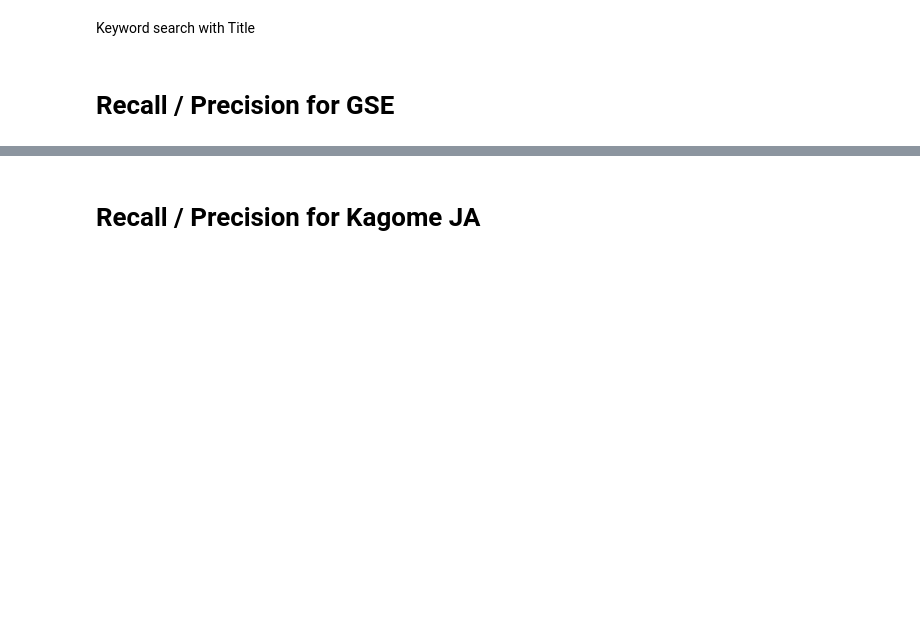
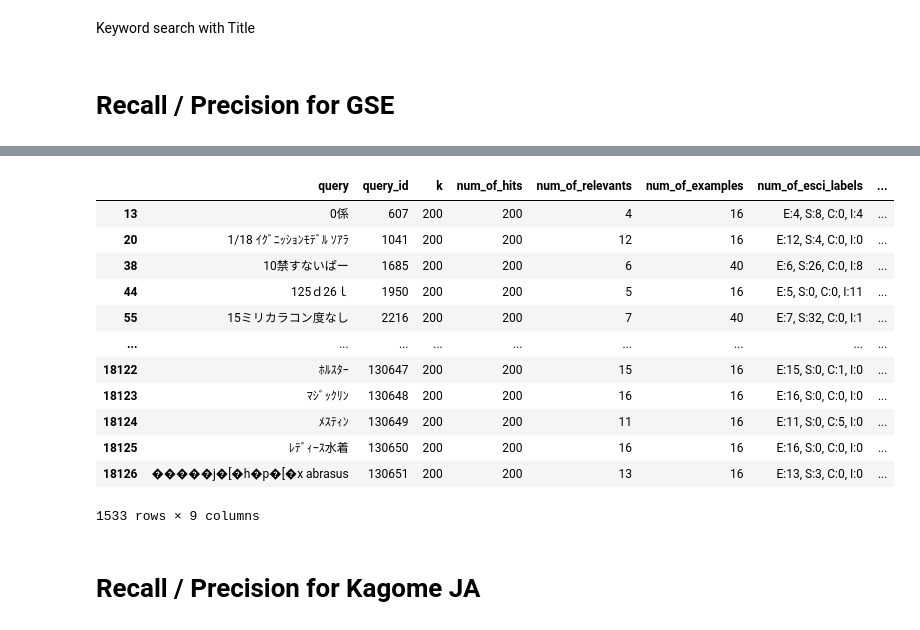
Before and after one commit to johtani/japanese_tokenize_eval_weaviate, a Jupyter notebook: evaluate_japanese.ipynb, the cells around one changed output, grey strips where cells are left out. Saved outputs shown, nothing was run; the diff lists cells and outputs as text; code cells hidden in the pictures; blank space fills up the shorter version.

```diff
--- a/evaluate_japanese.ipynb
+++ b/evaluate_japanese.ipynb
@@ -223,5 +223,34 @@ def debug_print(query, response, examples, relevants ,recall, precision):
     print(f"# of relevants : {len(relevants)}")
     print(f"recall    : {recall}")
     print(f"precision : {precision}")
+
+
+def calculate_stats(queries, examples, collection, field) -> list[dict]:
+    stats: list[dict] = []
+    for (query_id, query) in queries.items():
+        response = collection.query.bm25(
+            query=query,
+            query_properties=[field],
+            return_metadata=MetadataQuery(score=True),
+            limit=k
+        )
+        relevants = exact_relevant_products(examples=examples[query_id])
+        recall = calc_recall(results=response.objects, relevants=relevants)
+        precision = calc_precision(results=response.objects, relevants=relevants)
+
+        stats.append(
+            {
+                "query": query,
+                "query_id": query_id,
+                "k": k,
+                "num_of_hits": len(response.objects),
+                "num_of_relevants": len(relevants),
+                "num_of_examples": len(examples[query_id]),
+                "num_of_esci_labels": count_esci_labels(labels=examples[query_id]),
+                "recall": recall,
+                "precision": precision
+            }
+        )
+    return stats
 # %% [markdown]
 # Recall / Precision for GSE
@@ -319,5 +324,22 @@ Name: precision, dtype: float64
 | 17774 | 頭陀袋 | 130295 | 200 | 8 | 9 | 16 | E:9, S:7, C:0, I:0 | ... |
 | 17906 | 鬼平 | 130428 | 200 | 16 | 16 | 16 | E:16, S:0, C:0, I:0 | ... |
 | 17949 | 鳩山郁子 | 130471 | 200 | 1 | 14 | 16 | E:14, S:1, C:0, I:1 | ... |
+# %%
+
+pd_stats_gse[pd_stats_gse["recall"] == 0.0]
+# %% [output]
+|  | query | query_id | k | num_of_hits | num_of_relevants | num_of_examples | num_of_esci_labels | ... |
+| 13 | 0係 | 607 | 200 | 200 | 4 | 16 | E:4, S:8, C:0, I:4 | ... |
+| 20 | 1/18 ｲｸﾞﾆｯｼｮﾝﾓﾃﾞﾙ ｿｱﾗ | 1041 | 200 | 200 | 12 | 16 | E:12, S:4, C:0, I:0 | ... |
+| 38 | 10禁すないぱー | 1685 | 200 | 200 | 6 | 40 | E:6, S:26, C:0, I:8 | ... |
+| 44 | 125ｄ26ｌ | 1950 | 200 | 200 | 5 | 16 | E:5, S:0, C:0, I:11 | ... |
+| 55 | 15ミリカラコン度なし | 2216 | 200 | 200 | 7 | 40 | E:7, S:32, C:0, I:1 | ... |
+| ... | ... | ... | ... | ... | ... | ... | ... | ... |
+| 18122 | ﾎﾙｽﾀｰ | 130647 | 200 | 200 | 15 | 16 | E:15, S:0, C:1, I:0 | ... |
+| 18123 | ﾏｼﾞｯｸﾘﾝ | 130648 | 200 | 200 | 16 | 16 | E:16, S:0, C:0, I:0 | ... |
+| 18124 | ﾒｽﾃｨﾝ | 130649 | 200 | 200 | 11 | 16 | E:11, S:0, C:5, I:0 | ... |
+| 18125 | ﾚﾃﾞｨｰｽ水着 | 130650 | 200 | 200 | 16 | 16 | E:16, S:0, C:0, I:0 | ... |
+| 18126 | �����j�[�h�p�[�x abrasus | 130651 | 200 | 200 | 13 | 16 | E:13, S:3, C:0, I:0 | ... |
+1533 rows × 9 columns
 # %% [markdown]
 # Recall / Precision for Kagome JA
```
Also changed, not shown: parts of 11 cells of this notebook.
